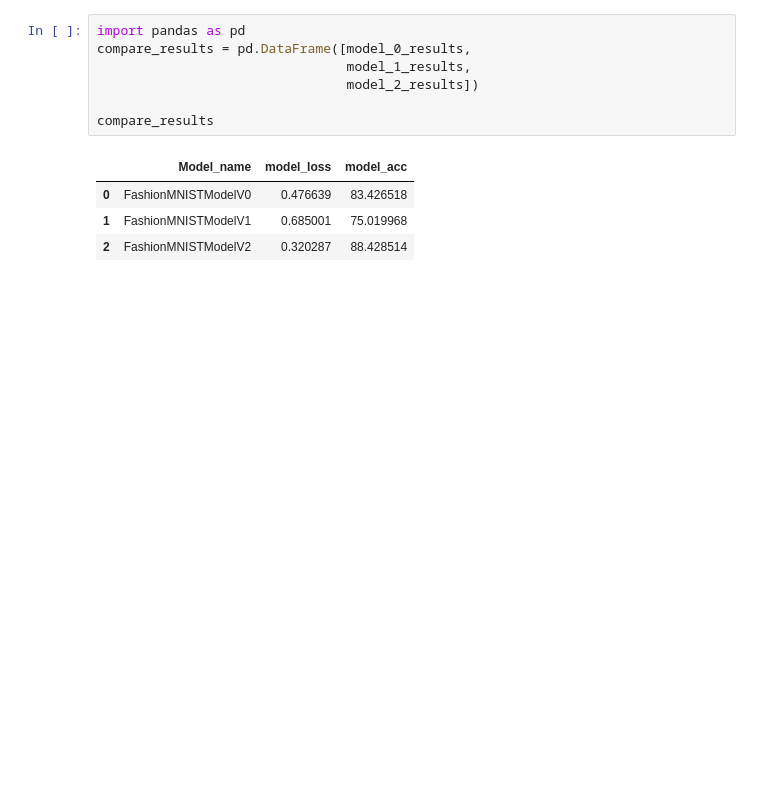
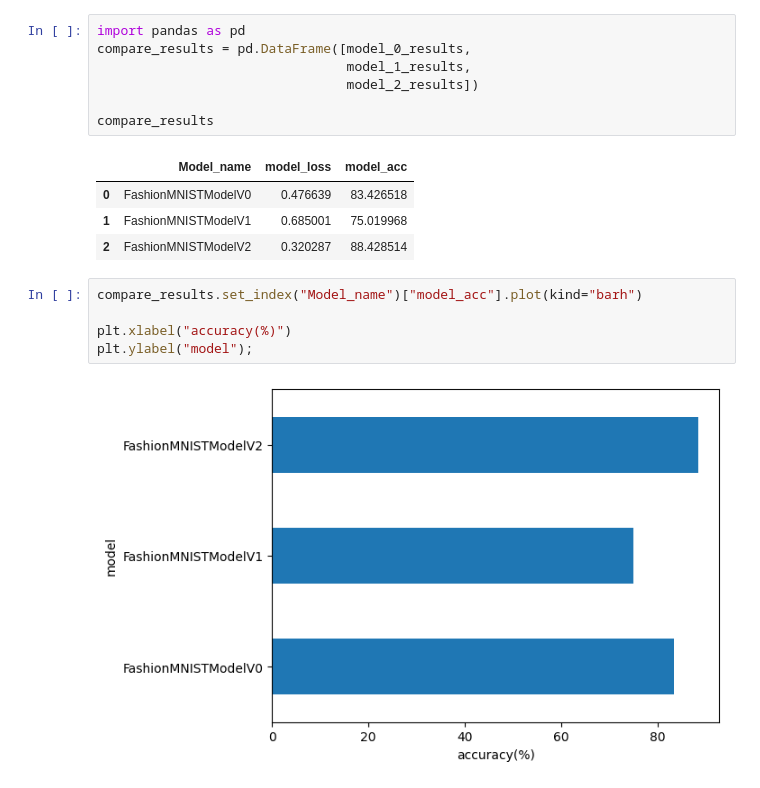
Before and after one commit to tudaykrishna/PyTorch, a Jupyter notebook: 03_Pytorch.ipynb, the cells around one changed output. Saved outputs shown, nothing was run; the diff lists cells and outputs as text; blank space fills up the shorter version.

```diff
--- a/03_Pytorch.ipynb
+++ b/03_Pytorch.ipynb
@@ -952,3 +952,10 @@ compare_results
 | 0 | FashionMNISTModelV0 | 0.476639 | 83.426518 |
 | 1 | FashionMNISTModelV1 | 0.685001 | 75.019968 |
 | 2 | FashionMNISTModelV2 | 0.320287 | 88.428514 |
+# %%
+compare_results.set_index("Model_name")["model_acc"].plot(kind="barh")
+
+plt.xlabel("accuracy(%)")
+plt.ylabel("model");
+# %% [output]
+[figure, added]
```
